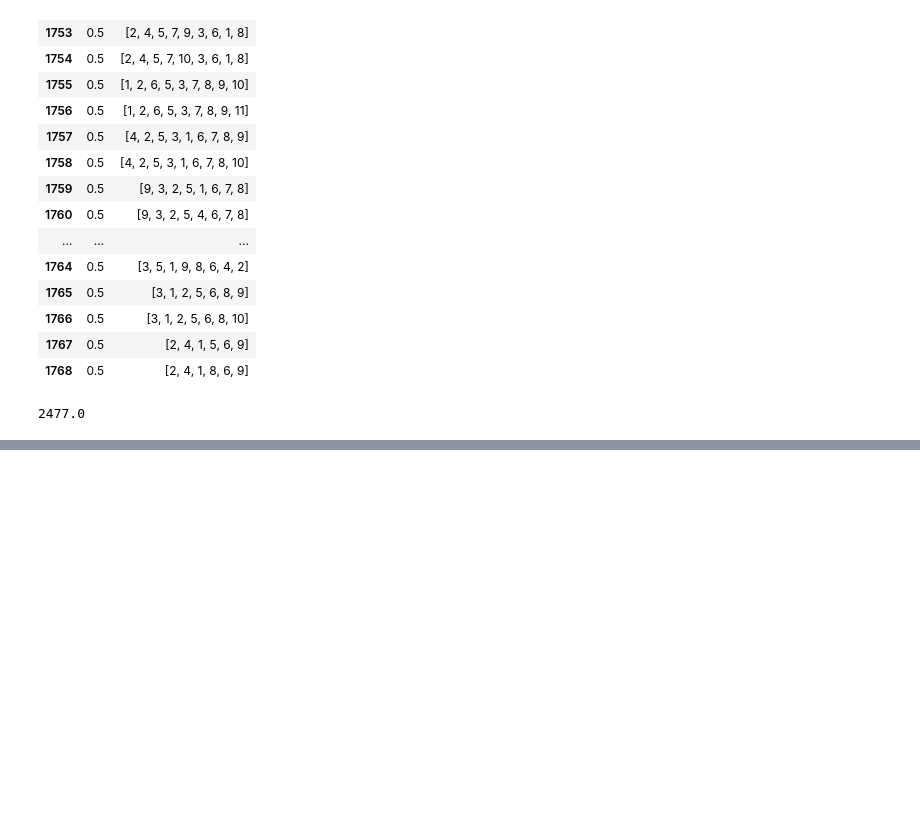
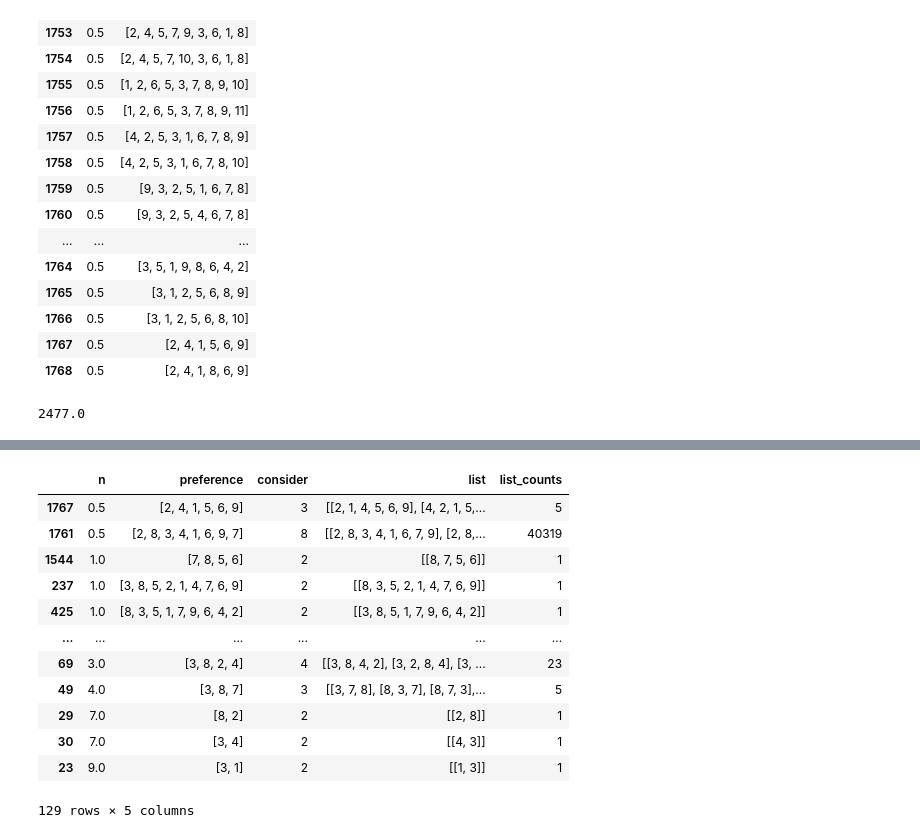
Before and after one commit to juanluislopez24/CSC_homework_3_group4, a Jupyter notebook: STV.ipynb, the cells around one changed output, grey strips where cells are left out. Drawn from its saved outputs; the diff is of its cells as text; code cells hidden in the pictures; blank space fills up the shorter version.

```diff
--- a/STV.ipynb
+++ b/STV.ipynb
@@ -117,4 +144,5 @@ def STV(df, alternatives):
     return list(scores.keys())
 # %%
-STV(df, alternatives)
+winners = STV(df, alternatives)
+winners
 # %% [output]
@@ -138,0 +169,23 @@ Reached a decision
+# %%
+def consider_alternative(x):
+    w_found = 0
+    winner_in = [False for winner in winners]
+    winner_idx = [-1 for winner in winners]
+    for idx, winner in enumerate(winners):
+        if(winner in x.preference):
+            winner_in[idx] = True
+            winner_idx[idx] = x.preference.index(winner)
+            w_found += 1
+    for in_, idx in zip(winner_in, winner_idx):
+        if(in_ and idx < 2 and idx >=0):
+            return False
+    if(w_found > 0 and (len(x.preference) - w_found) > 1):
+        return min(winner_idx)
+    if(len(x.preference) > 1):
+        return len(x.preference)
+    else:
+        return False
+# %%
+df[f'consider'] = df.apply(consider_alternative, axis=1)
+df_filtered = df[df['consider'] != False]
+df_filtered = df_filtered.sort_values(by=['n', 'consider'])
@@ -138,0 +233,24 @@ Reached a decision
+# %%
+def create_alternatives(x):
+    # return x.preference[:x.consider]
+    orderings = [list(item) + x.preference[x.consider:] for item in list(permutations(x.preference[:x.consider]))[1:]]
+    # orderings.remove(x.preference[:x.consider])
+    return orderings
+# %%
+df_filtered.loc[:,'list'] = df_filtered.apply(create_alternatives, axis=1)
+df_filtered.loc[:,'list_counts'] = df_filtered.apply(lambda x: len(x.list), axis=1)
+df_filtered
+# %% [output]
+|  | n | preference | consider | list | list_counts |
+| 1767 | 0.5 | [2, 4, 1, 5, 6, 9] | 3 | [[2, 1, 4, 5, 6, 9], [4, 2, 1, 5,... | 5 |
+| 1761 | 0.5 | [2, 8, 3, 4, 1, 6, 9, 7] | 8 | [[2, 8, 3, 4, 1, 6, 7, 9], [2, 8,... | 40319 |
+| 1544 | 1.0 | [7, 8, 5, 6] | 2 | [[8, 7, 5, 6]] | 1 |
+| 237 | 1.0 | [3, 8, 5, 2, 1, 4, 7, 6, 9] | 2 | [[8, 3, 5, 2, 1, 4, 7, 6, 9]] | 1 |
+| 425 | 1.0 | [8, 3, 5, 1, 7, 9, 6, 4, 2] | 2 | [[3, 8, 5, 1, 7, 9, 6, 4, 2]] | 1 |
+| ... | ... | ... | ... | ... | ... |
+| 69 | 3.0 | [3, 8, 2, 4] | 4 | [[3, 8, 4, 2], [3, 2, 8, 4], [3, ... | 23 |
+| 49 | 4.0 | [3, 8, 7] | 3 | [[3, 7, 8], [8, 3, 7], [8, 7, 3],... | 5 |
+| 29 | 7.0 | [8, 2] | 2 | [[2, 8]] | 1 |
+| 30 | 7.0 | [3, 4] | 2 | [[4, 3]] | 1 |
+| 23 | 9.0 | [3, 1] | 2 | [[1, 3]] | 1 |
+129 rows × 5 columns
```
Also changed, not shown: parts of 18 cells of this notebook.
